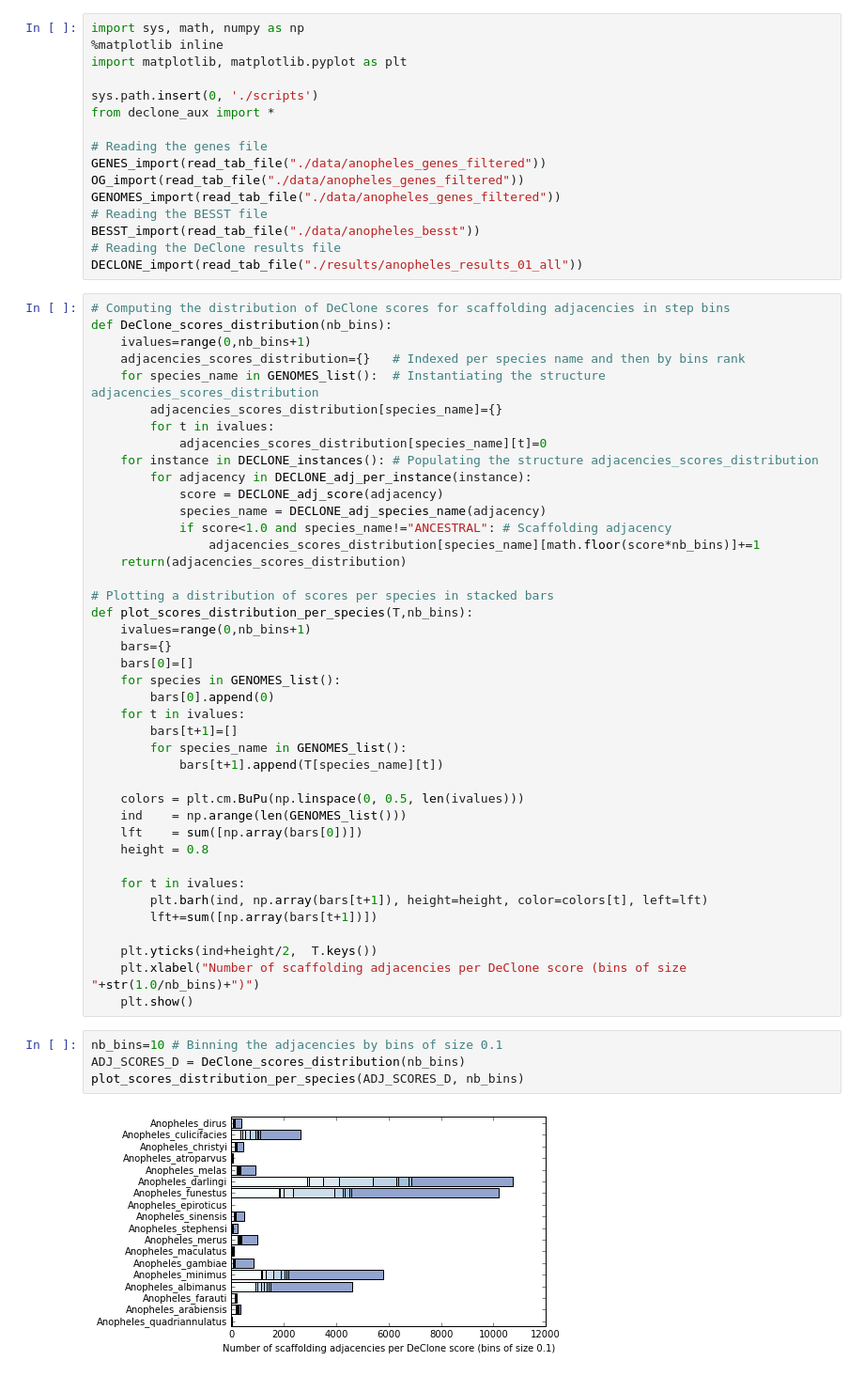
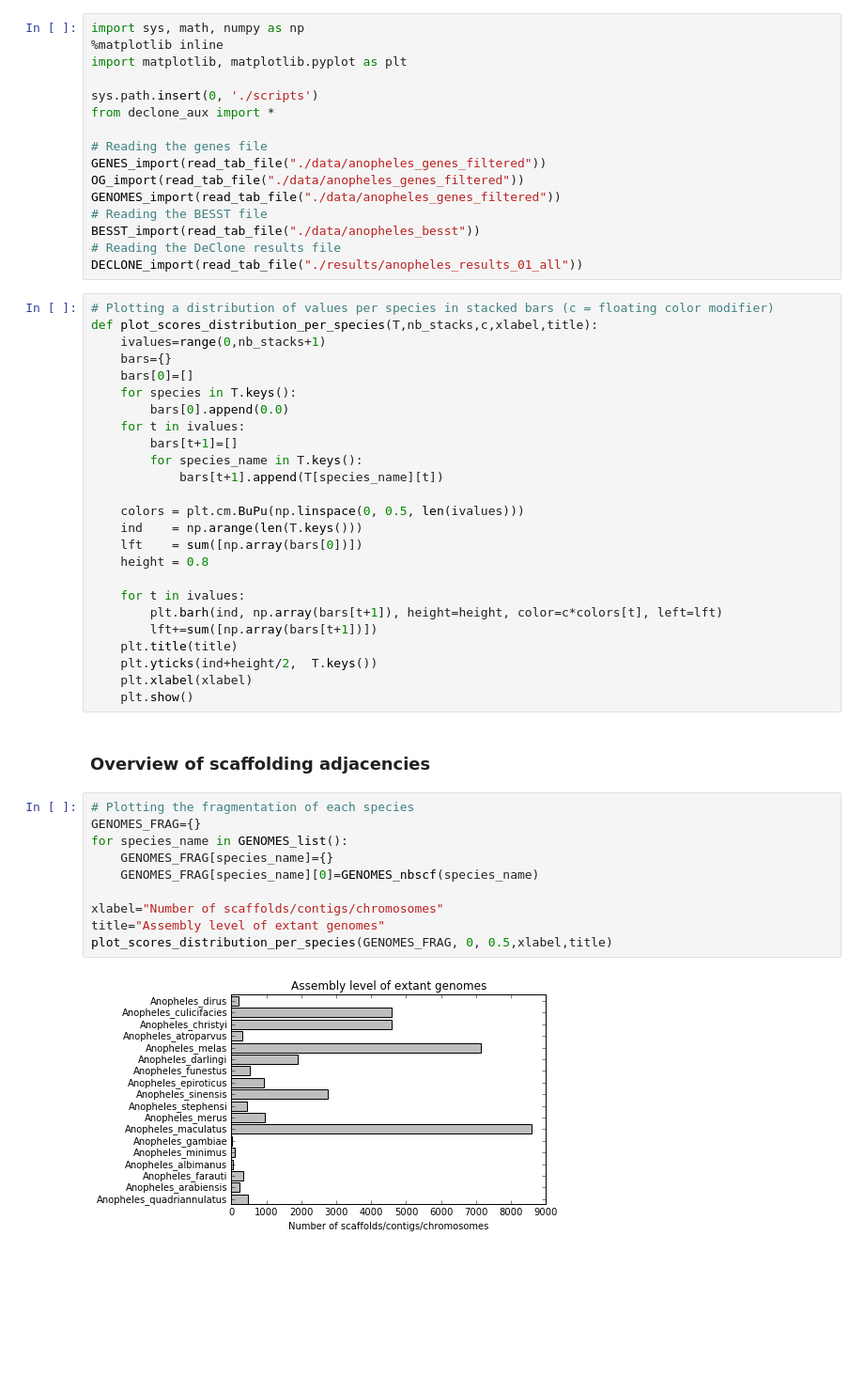
Before and after one commit to YoannAnselmetti/ADseq_Anopheles, a Jupyter notebook: *Anopheles funestus* phylogenetic scaffolding.ipynb, the cells around one changed output. Shown: that part at 94% size. Cells and saved outputs as stored; diff of their text form; blank space fills up the shorter version.

```diff
--- a/*Anopheles funestus* phylogenetic scaffolding.ipynb
+++ b/*Anopheles funestus* phylogenetic scaffolding.ipynb
@@ -34,49 +34,41 @@ BESST_import(read_tab_file("./data/anopheles_besst"))
 # Reading the DeClone results file
 DECLONE_import(read_tab_file("./results/anopheles_results_01_all"))
 # %%
-# Computing the distribution of DeClone scores for scaffolding adjacencies in step bins
-def DeClone_scores_distribution(nb_bins):
-    ivalues=range(0,nb_bins+1)
-    adjacencies_scores_distribution={}   # Indexed per species name and then by bins rank
-    for species_name in GENOMES_list():  # Instantiating the structure adjacencies_scores_distribution
-        adjacencies_scores_distribution[species_name]={}
-        for t in ivalues:
-            adjacencies_scores_distribution[species_name][t]=0
-    for instance in DECLONE_instances(): # Populating the structure adjacencies_scores_distribution
-        for adjacency in DECLONE_adj_per_instance(instance):
-            score = DECLONE_adj_score(adjacency)
-            species_name = DECLONE_adj_species_name(adjacency)
-            if score<1.0 and species_name!="ANCESTRAL": # Scaffolding adjacency
-                adjacencies_scores_distribution[species_name][math.floor(score*nb_bins)]+=1
-    return(adjacencies_scores_distribution)
-
-# Plotting a distribution of scores per species in stacked bars
-def plot_scores_distribution_per_species(T,nb_bins):
-    ivalues=range(0,nb_bins+1)
+# Plotting a distribution of values per species in stacked bars (c = floating color modifier)
+def plot_scores_distribution_per_species(T,nb_stacks,c,xlabel,title):
+    ivalues=range(0,nb_stacks+1)
     bars={}
     bars[0]=[]
-    for species in GENOMES_list():
-        bars[0].append(0)
+    for species in T.keys():
+        bars[0].append(0.0)
     for t in ivalues:
         bars[t+1]=[]
-        for species_name in GENOMES_list():
+        for species_name in T.keys():
             bars[t+1].append(T[species_name][t])
 
     colors = plt.cm.BuPu(np.linspace(0, 0.5, len(ivalues)))
-    ind    = np.arange(len(GENOMES_list()))
+    ind    = np.arange(len(T.keys()))
     lft    = sum([np.array(bars[0])])
     height = 0.8
 
     for t in ivalues:
-        plt.barh(ind, np.array(bars[t+1]), height=height, color=colors[t], left=lft)
+        plt.barh(ind, np.array(bars[t+1]), height=height, color=c*colors[t], left=lft)
         lft+=sum([np.array(bars[t+1])])
-
+    plt.title(title)
     plt.yticks(ind+height/2,  T.keys())
-    plt.xlabel("Number of scaffolding adjacencies per DeClone score (bins of size "+str(1.0/nb_bins)+")")
+    plt.xlabel(xlabel)
     plt.show()
-# %%
-nb_bins=10 # Binning the adjacencies by bins of size 0.1
-ADJ_SCORES_D = DeClone_scores_distribution(nb_bins)
-plot_scores_distribution_per_species(ADJ_SCORES_D, nb_bins)
-# %% [output]
-[figure, removed]
+# %% [markdown]
+### Overview of scaffolding adjacencies
+# %%
+# Plotting the fragmentation of each species
+GENOMES_FRAG={}
+for species_name in GENOMES_list():
+    GENOMES_FRAG[species_name]={}
+    GENOMES_FRAG[species_name][0]=GENOMES_nbscf(species_name)
+
+xlabel="Number of scaffolds/contigs/chromosomes"
+title="Assembly level of extant genomes"
+plot_scores_distribution_per_species(GENOMES_FRAG, 0, 0.5,xlabel,title)
+# %% [output]
+[figure, added]
```
Also changed, not shown: parts of 3 cells of this notebook.
